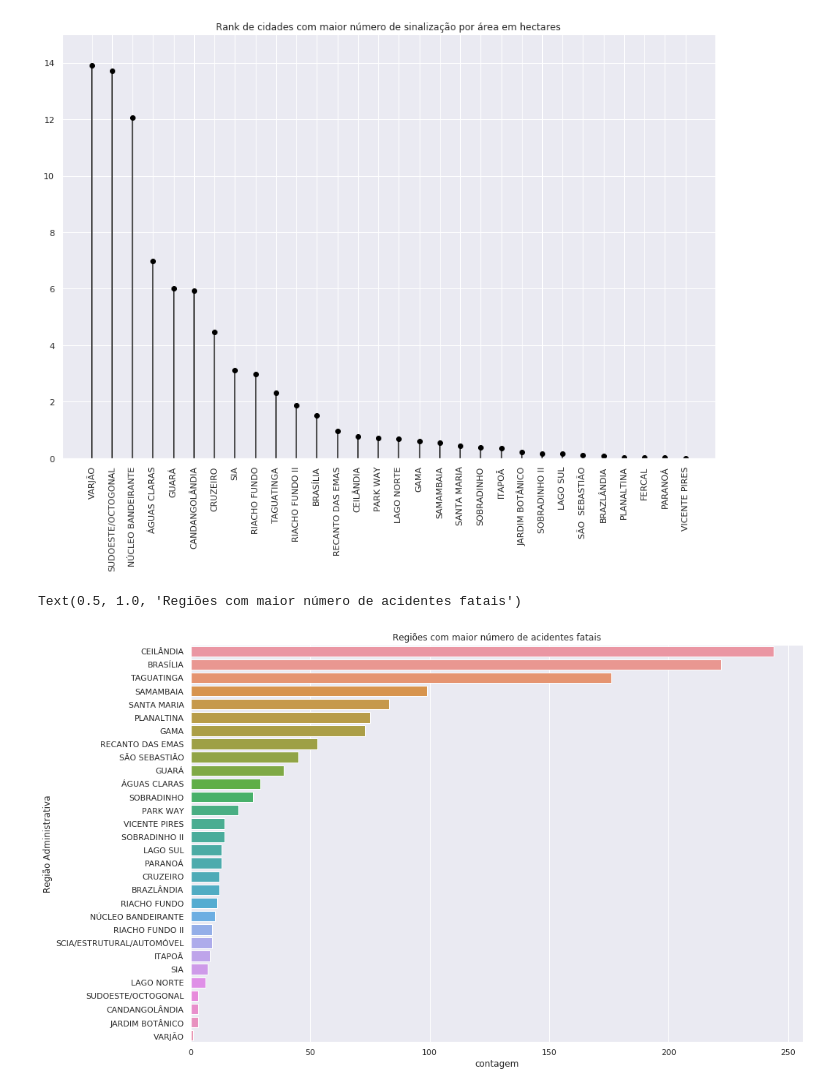
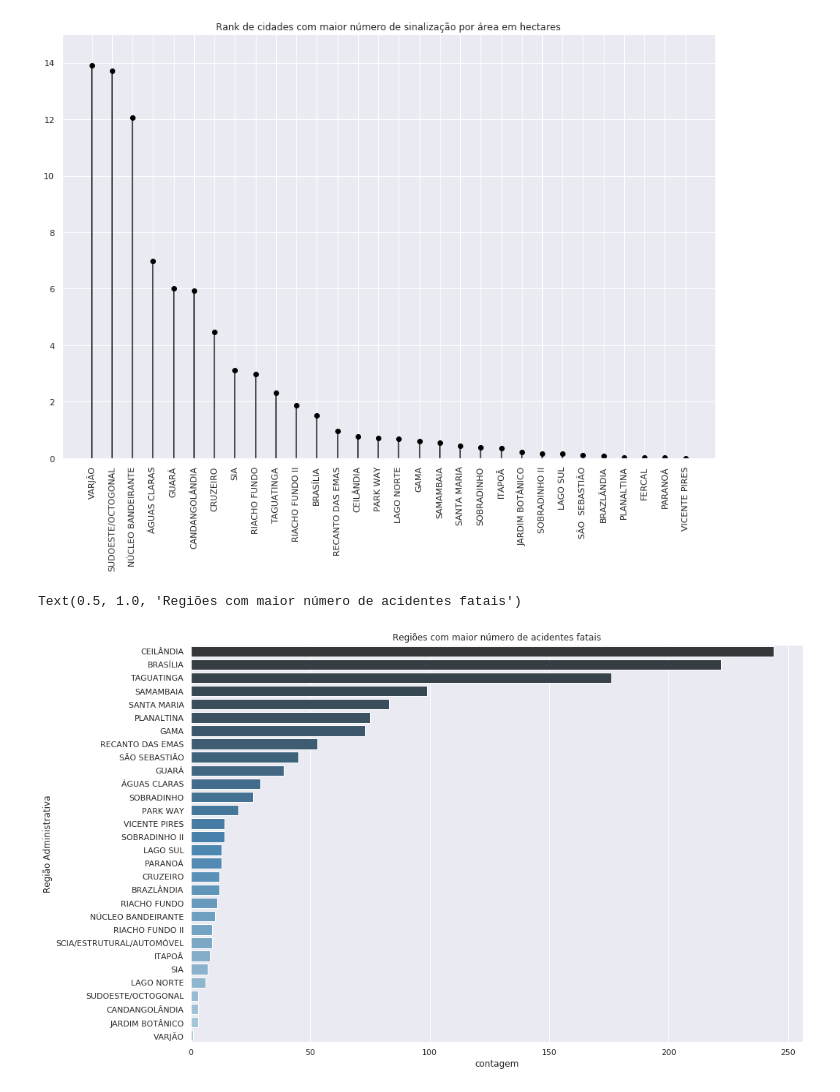
Before and after one commit to IagoCarvalho/tcc_scripts, a Jupyter notebook: QP03-Analysis.ipynb, the cells around one changed output. Saved outputs shown, nothing was run; the diff lists cells and outputs as text; code cells hidden in the pictures.

```diff
--- a/QP03-Analysis.ipynb
+++ b/QP03-Analysis.ipynb
@@ -188,13 +189,13 @@ plt.show()
 # %%
 df_acidentes_fatais_2008_2017['Ano'] = df_acidentes_fatais_2008_2017['Ano'].astype(int)
 
 acidentes_fatais_por_regiao = df_acidentes_fatais_2008_2017.groupby('Região Administrativa').size().reset_index(name = 'contagem')
 acidentes_fatais_por_regiao = acidentes_fatais_por_regiao.sort_values('contagem', ascending = False)
 contagem = acidentes_fatais_por_regiao['contagem']
 regioes = acidentes_fatais_por_regiao['Região Administrativa']
 
-sns.barplot(x = contagem, y = regioes, data = acidentes_fatais_por_regiao)
+sns.barplot(x = contagem, y = regioes, data = acidentes_fatais_por_regiao, palette = "Blues_d")
 plt.title('Regiões com maior número de acidentes fatais')
 # %% [output]
 Text(0.5, 1.0, 'Regiões com maior número de acidentes fatais')
-[figure, old version]
+[figure, new version]
```
Also changed, not shown: parts of 9 cells of this notebook.
